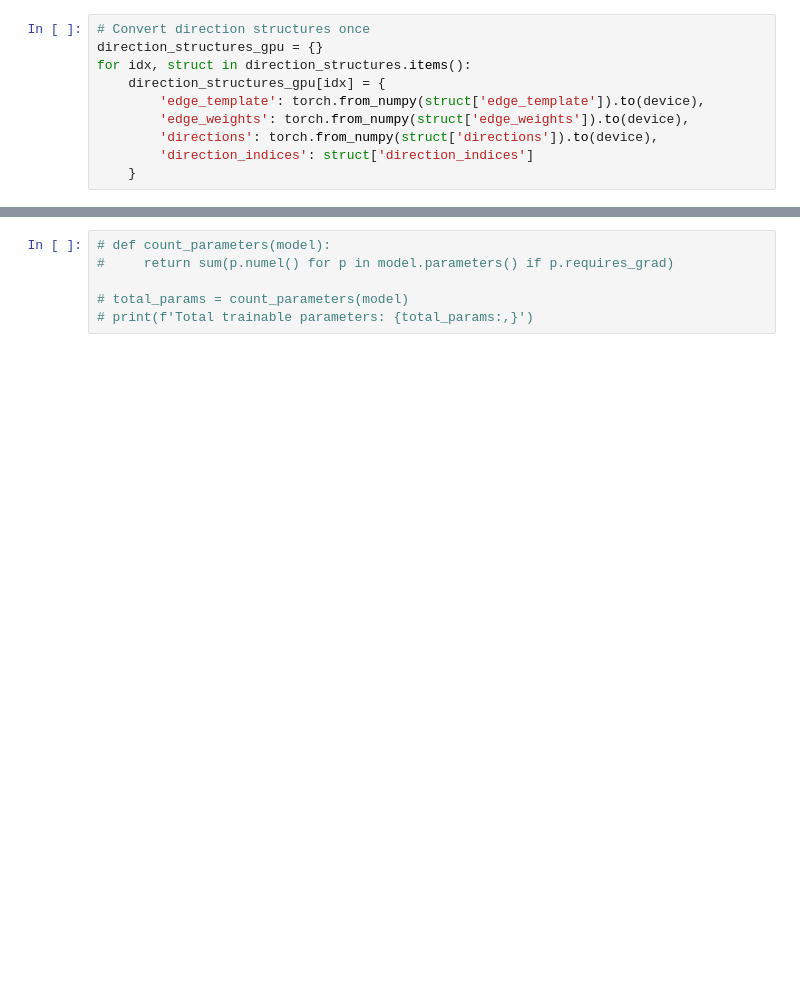
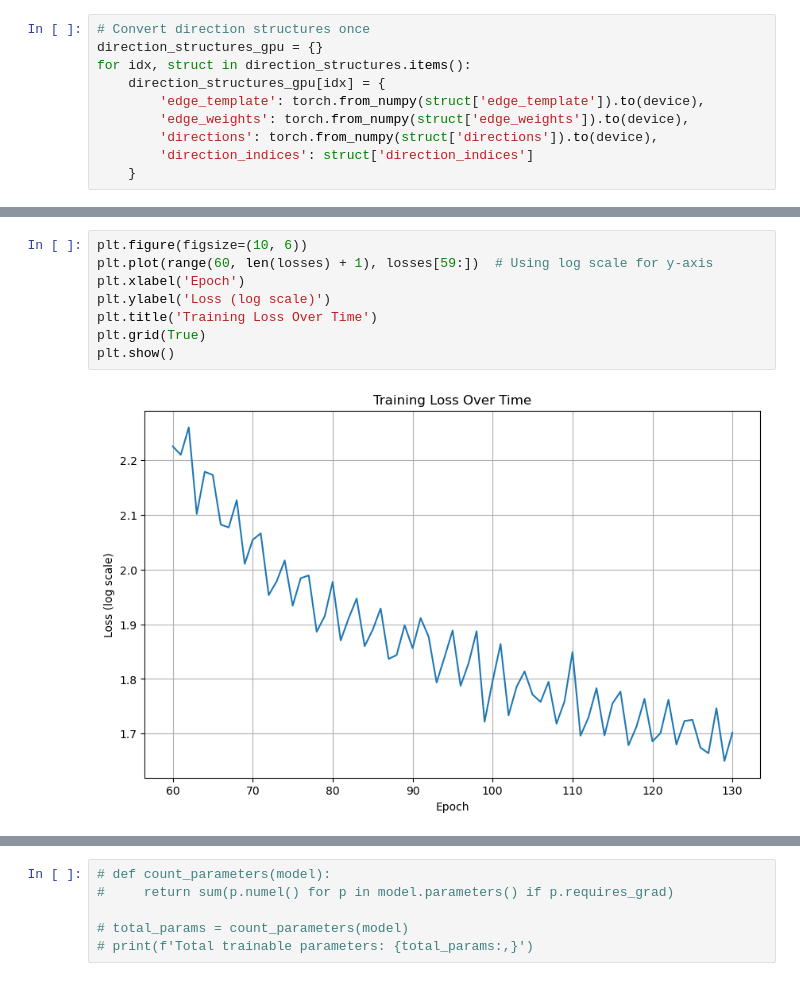
Before and after one commit to ib565/DTI-Tensor-GNN, a Jupyter notebook: gnn_tensor_est_V5.ipynb, the cells around one changed output, grey strips where cells are left out. Drawn from its saved outputs; the diff is of its cells as text; blank space fills up the shorter version.

```diff
--- a/gnn_tensor_est_V5.ipynb
+++ b/gnn_tensor_est_V5.ipynb
@@ -658,3 +659,13 @@ plt.show()
+# %%
+plt.figure(figsize=(10, 6))
+plt.plot(range(60, len(losses) + 1), losses[59:])  # Using log scale for y-axis
+plt.xlabel('Epoch')
+plt.ylabel('Loss (log scale)')
+plt.title('Training Loss Over Time')
+plt.grid(True)
+plt.show()
+# %% [output]
+[figure, added]
 # %%
 # Plot FA error
 plt.figure(figsize=(10, 6))
```
Also changed, not shown: parts of 7 cells of this notebook.
